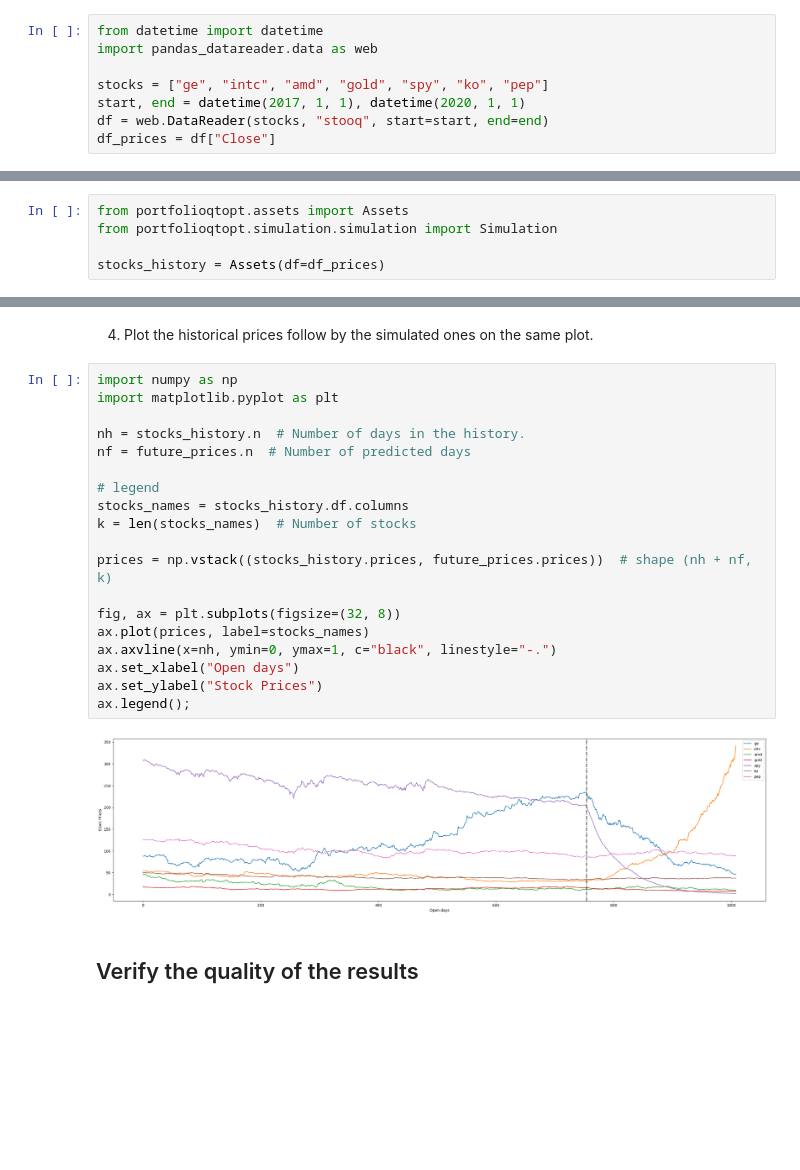
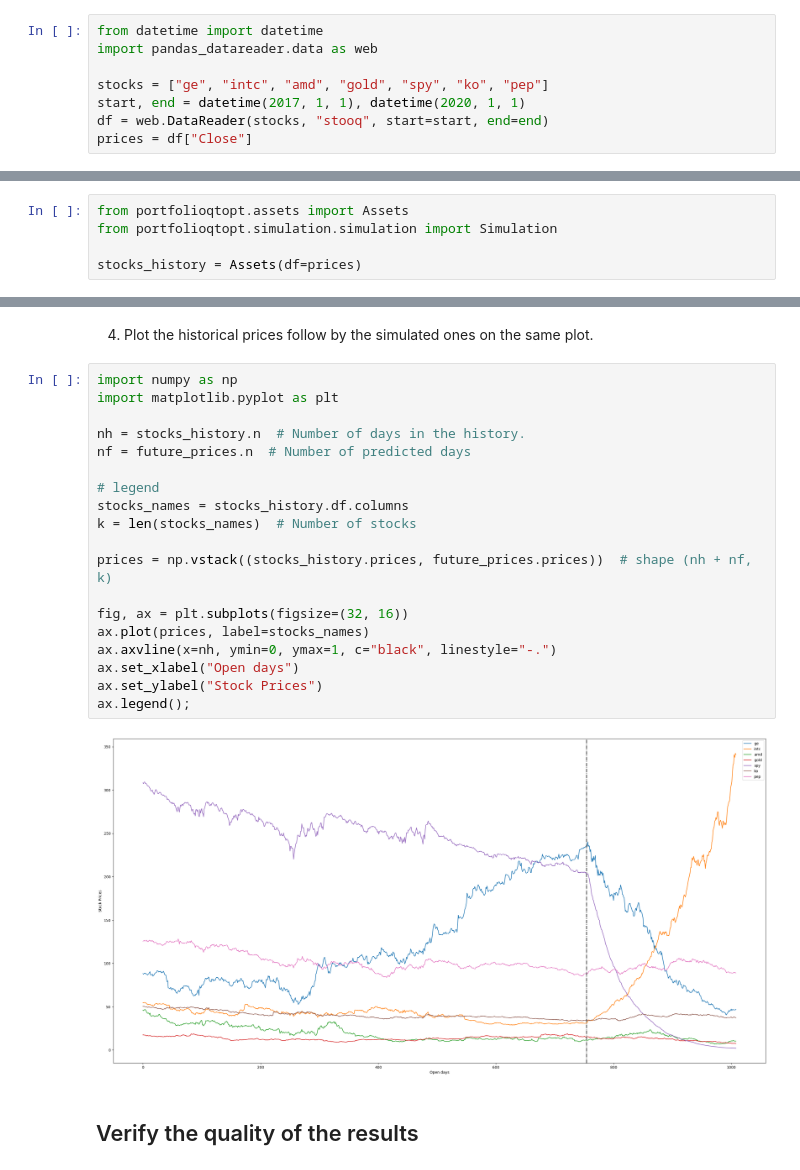
Before and after one commit to GuiGel/PortfolioQtOpt, a Jupyter notebook: docs/source/simulation/example_1.ipynb, the cells around one changed output, grey strips where cells are left out. Cells and saved outputs as stored; diff of their text form; blank space fills up the shorter version.

```diff
--- a/docs/source/simulation/example_1.ipynb
+++ b/docs/source/simulation/example_1.ipynb
@@ -15,7 +15,7 @@ import pandas_datareader.data as web
 stocks = ["ge", "intc", "amd", "gold", "spy", "ko", "pep"]
 start, end = datetime(2017, 1, 1), datetime(2020, 1, 1)
 df = web.DataReader(stocks, "stooq", start=start, end=end)
-df_prices = df["Close"]
+prices = df["Close"]
 # %% [markdown]
 ## Make a prevision on the anual expected return
 # %% [markdown]
@@ -39,7 +39,7 @@ spn = 254
 from portfolioqtopt.assets import Assets
 from portfolioqtopt.simulation.simulation import Simulation
 
-stocks_history = Assets(df=df_prices)
+stocks_history = Assets(df=prices)
 # %% [markdown]
 2. Create the ``simulation`` instance of the ``Simulation`` class.
 # %%
@@ -71,24 +71,24 @@ future_prices = simulation(order=12)
 # %%
 import numpy as np
 import matplotlib.pyplot as plt
 
 nh = stocks_history.n  # Number of days in the history.
 nf = future_prices.n  # Number of predicted days
 
 # legend
 stocks_names = stocks_history.df.columns
 k = len(stocks_names)  # Number of stocks
 
 prices = np.vstack((stocks_history.prices, future_prices.prices))  # shape (nh + nf, k)
 
-fig, ax = plt.subplots(figsize=(32, 8))
+fig, ax = plt.subplots(figsize=(32, 16))
 ax.plot(prices, label=stocks_names)
 ax.axvline(x=nh, ymin=0, ymax=1, c="black", linestyle="-.")
 ax.set_xlabel("Open days")
 ax.set_ylabel("Stock Prices")
 ax.legend();
 # %% [output]
-[figure, old version]
+[figure, new version]
 # %% [markdown]
 ## Verify the quality of the results
 # %% [markdown]
```
Also changed, not shown: parts of 4 cells of this notebook.
